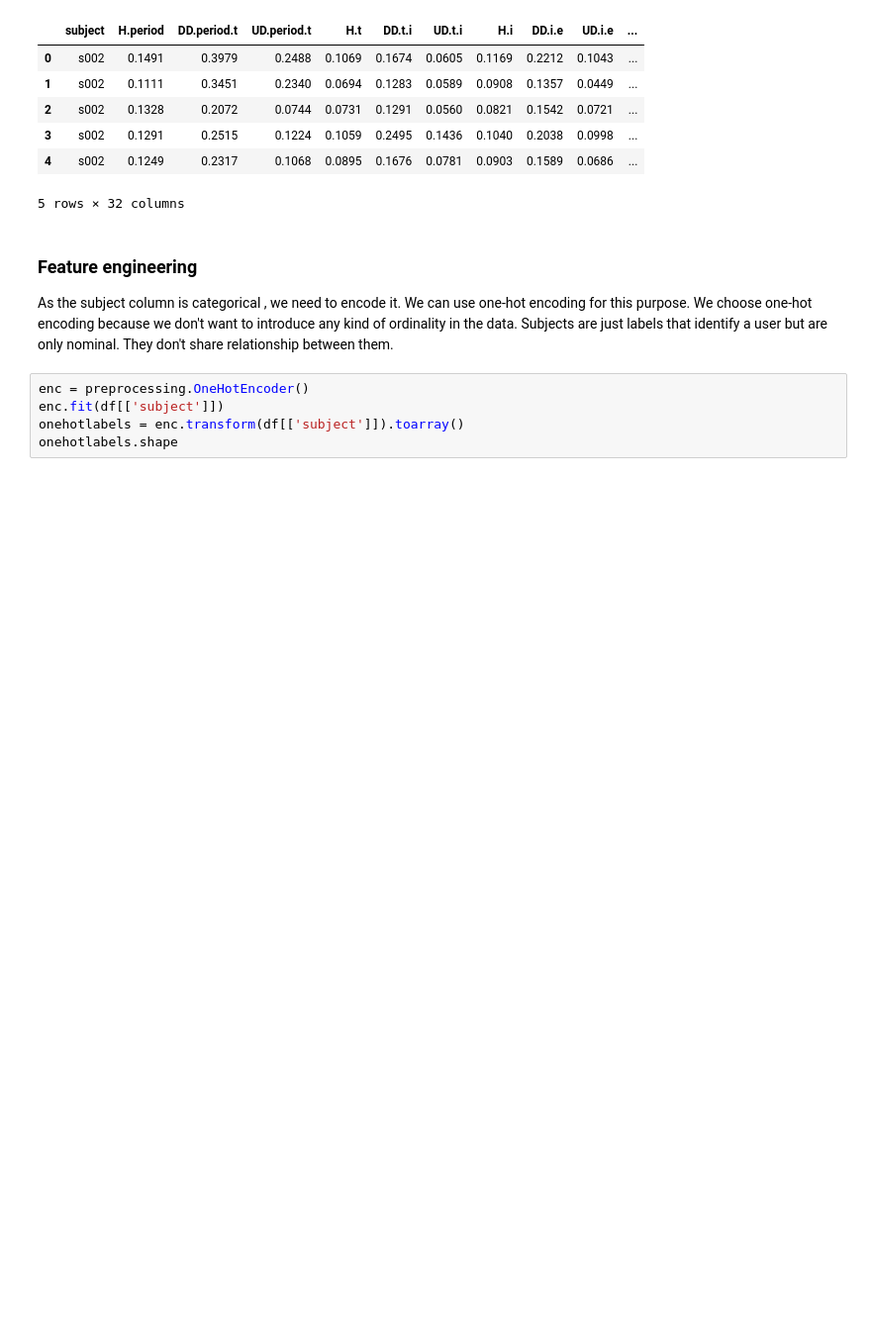
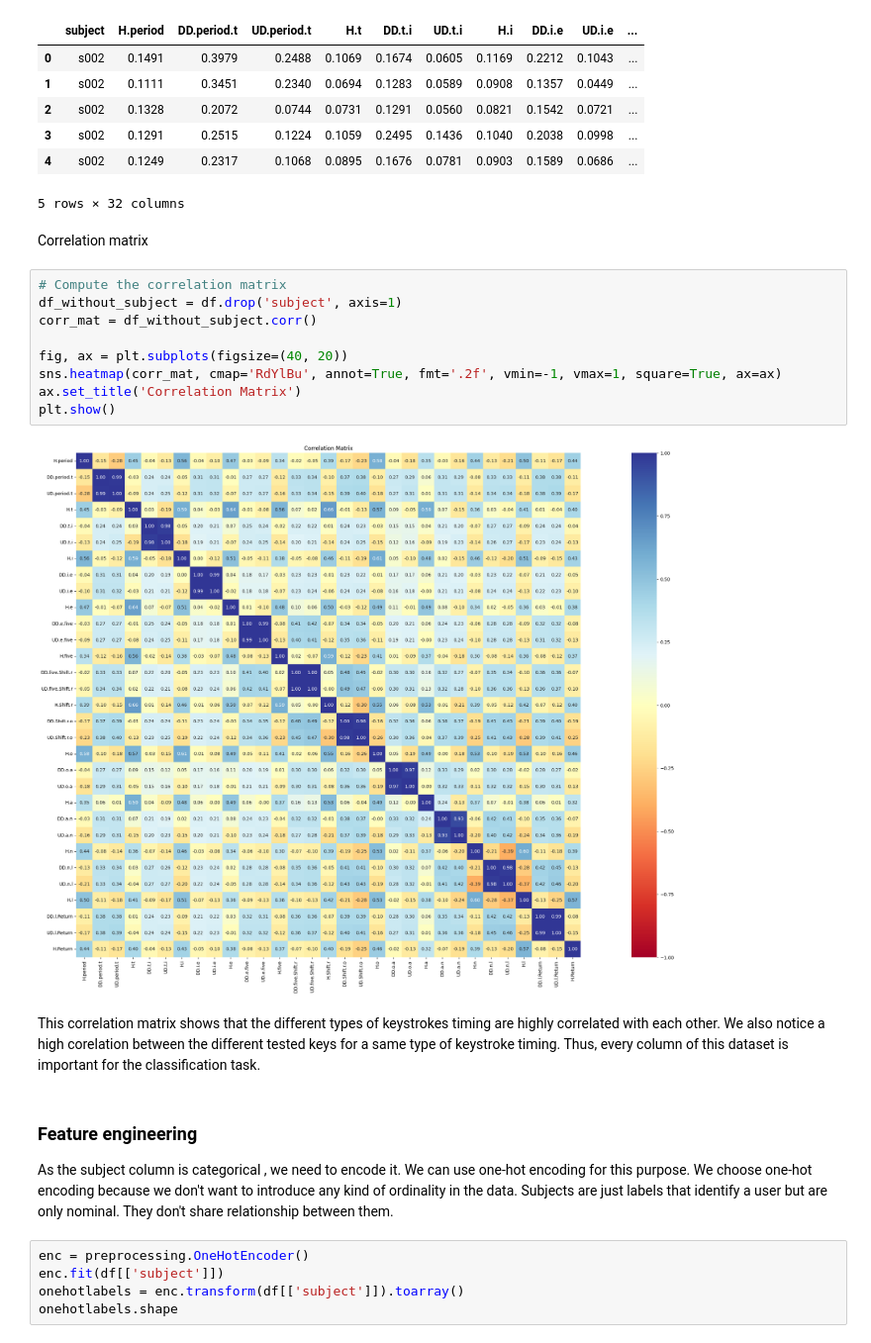
Before and after one commit to LesCadets/keystroke-dynamics-benchmark-dataset, a Jupyter notebook: keystroke-detection-tool.ipynb, the cells around one changed output. Shown at 99% size. Drawn from its saved outputs; the diff is of its cells as text; blank space fills up the shorter version.

Commit message:
feat: added correlation matrix plot

```diff
--- a/keystroke-detection-tool.ipynb
+++ b/keystroke-detection-tool.ipynb
@@ -60,6 +61,21 @@ df.head()
 | 3 | s002 | 0.1291 | 0.2515 | 0.1224 | 0.1059 | 0.2495 | 0.1436 | 0.1040 | 0.2038 | 0.0998 | ... |
 | 4 | s002 | 0.1249 | 0.2317 | 0.1068 | 0.0895 | 0.1676 | 0.0781 | 0.0903 | 0.1589 | 0.0686 | ... |
 5 rows × 32 columns
+# %% [markdown]
+Correlation matrix
+# %%
+# Compute the correlation matrix
+df_without_subject = df.drop('subject', axis=1)
+corr_mat = df_without_subject.corr()
+
+fig, ax = plt.subplots(figsize=(40, 20))
+sns.heatmap(corr_mat, cmap='RdYlBu', annot=True, fmt='.2f', vmin=-1, vmax=1, square=True, ax=ax)
+ax.set_title('Correlation Matrix')
+plt.show()
+# %% [output]
+[figure, added]
+# %% [markdown]
+This correlation matrix shows that the different types of keystrokes timing are highly correlated with each other. We also notice a high corelation between the different tested keys for a same type of keystroke timing. Thus, every column of this dataset is important for the classification task.
 # %% [markdown]
 ### Feature engineering
 
```
Also changed, not shown: parts of 1 cell of this notebook.
